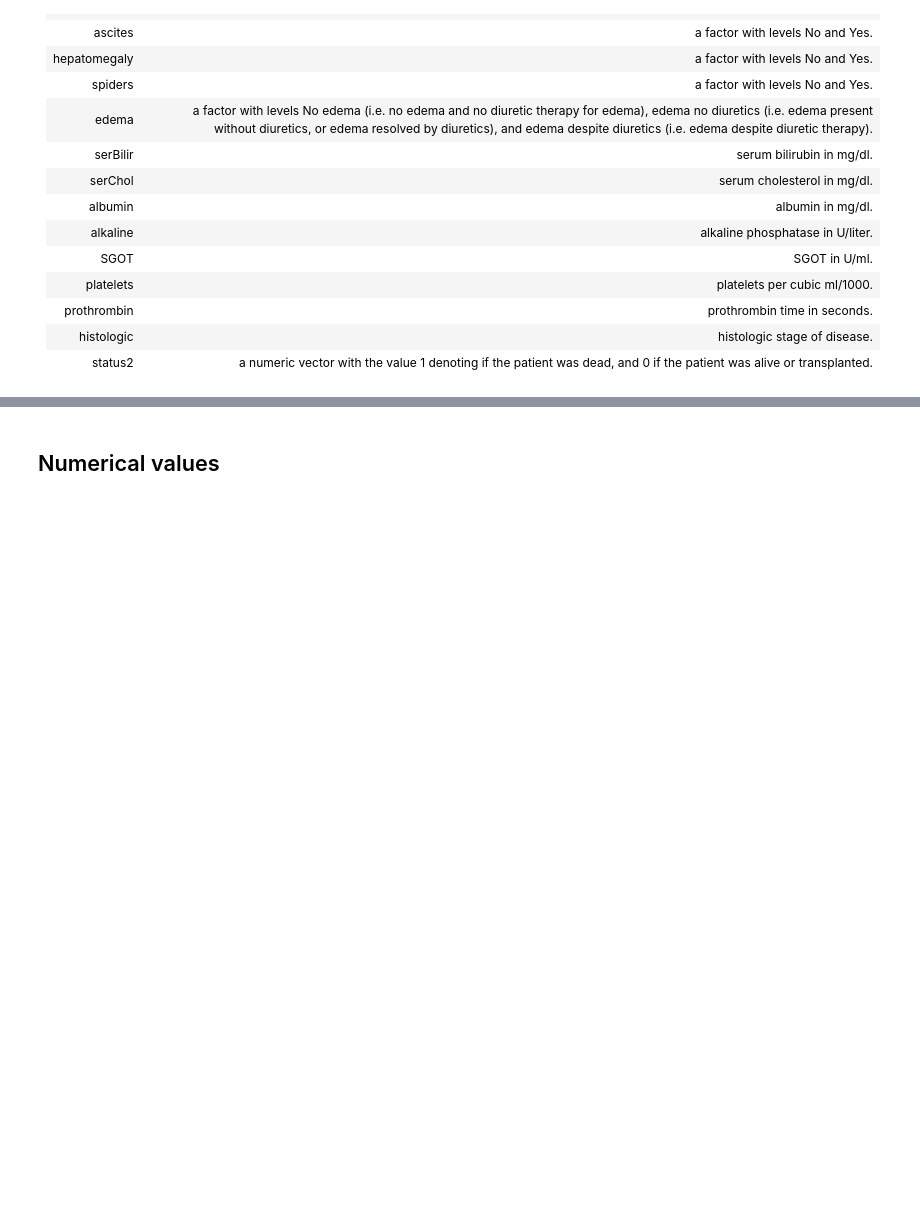
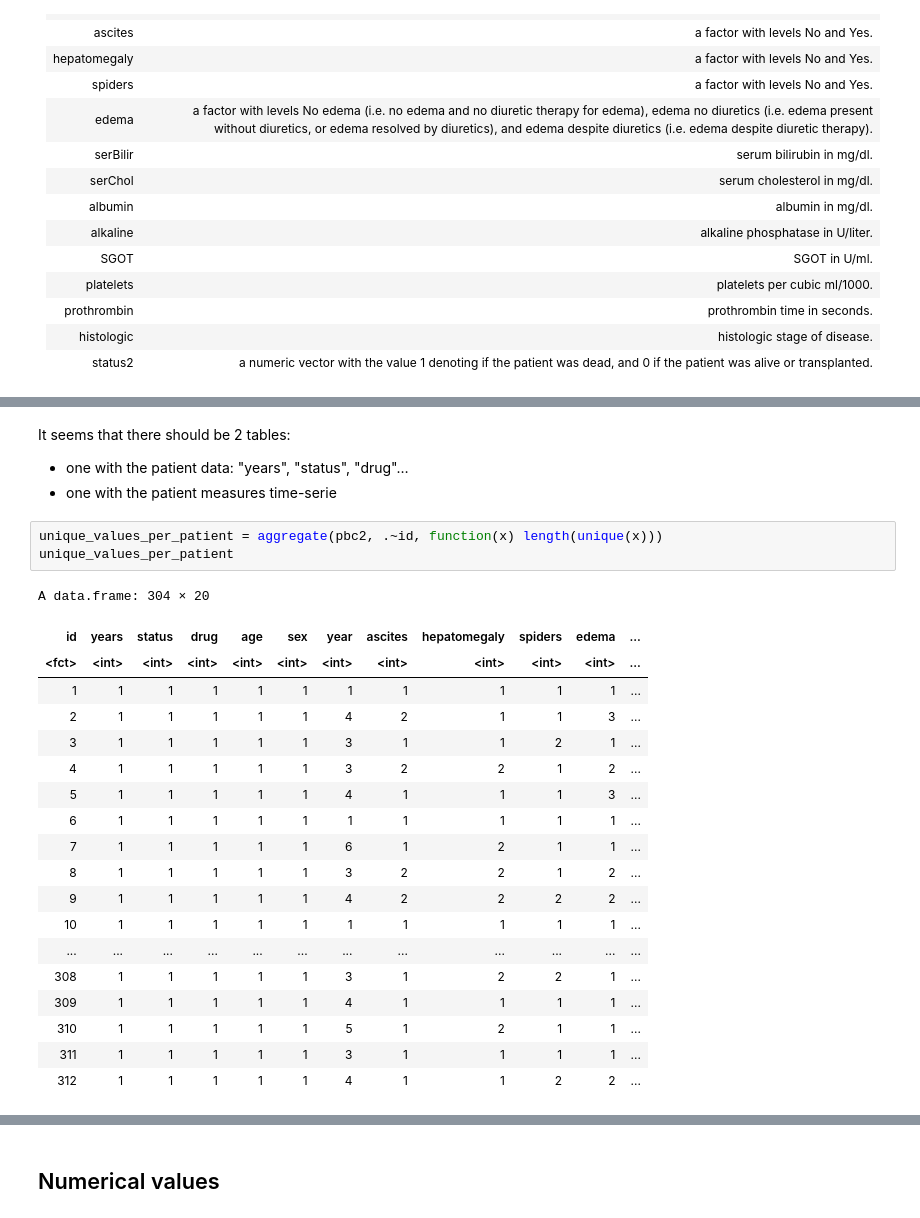
Before and after one commit to FrankwaP/subSISTM, a Jupyter notebook: data/pbs2/EDA.ipynb, the cells around one changed output, grey strips where cells are left out. Saved outputs shown, nothing was run; the diff lists cells and outputs as text; blank space fills up the shorter version.

```diff
--- a/data/pbs2/EDA.ipynb
+++ b/data/pbs2/EDA.ipynb
@@ -66,3 +62,30 @@ A data.frame: 1945 × 18
 | 312 | 3.989158 | alive | placebo | 33.15354 | female | 1.0677910 | No | No | No | No edema | ... |
 | 312 | 3.989158 | alive | placebo | 33.15354 | female | 2.1218925 | No | No | Yes | edema no diuretics | ... |
 | 312 | 3.989158 | alive | placebo | 33.15354 | female | 2.9432702 | No | No | Yes | edema no diuretics | ... |
+# %% [markdown]
+It seems that there should be 2 tables:
+- one with the patient data: "years", "status", "drug"…
+- one with the patient measures time-serie
+# %%
+unique_values_per_patient = aggregate(pbc2, .~id, function(x) length(unique(x)))
+unique_values_per_patient
+# %% [output]
+A data.frame: 304 × 20
+| id | years | status | drug | age | sex | year | ascites | hepatomegaly | spiders | edema | ... |
+| <fct> | <int> | <int> | <int> | <int> | <int> | <int> | <int> | <int> | <int> | <int> | ... |
+| 1 | 1 | 1 | 1 | 1 | 1 | 1 | 1 | 1 | 1 | 1 | ... |
+| 2 | 1 | 1 | 1 | 1 | 1 | 4 | 2 | 1 | 1 | 3 | ... |
+| 3 | 1 | 1 | 1 | 1 | 1 | 3 | 1 | 1 | 2 | 1 | ... |
+| 4 | 1 | 1 | 1 | 1 | 1 | 3 | 2 | 2 | 1 | 2 | ... |
+| 5 | 1 | 1 | 1 | 1 | 1 | 4 | 1 | 1 | 1 | 3 | ... |
+| 6 | 1 | 1 | 1 | 1 | 1 | 1 | 1 | 1 | 1 | 1 | ... |
+| 7 | 1 | 1 | 1 | 1 | 1 | 6 | 1 | 2 | 1 | 1 | ... |
+| 8 | 1 | 1 | 1 | 1 | 1 | 3 | 2 | 2 | 1 | 2 | ... |
+| 9 | 1 | 1 | 1 | 1 | 1 | 4 | 2 | 2 | 2 | 2 | ... |
+| 10 | 1 | 1 | 1 | 1 | 1 | 1 | 1 | 1 | 1 | 1 | ... |
+| ... | ... | ... | ... | ... | ... | ... | ... | ... | ... | ... | ... |
+| 308 | 1 | 1 | 1 | 1 | 1 | 3 | 1 | 2 | 2 | 1 | ... |
+| 309 | 1 | 1 | 1 | 1 | 1 | 4 | 1 | 1 | 1 | 1 | ... |
+| 310 | 1 | 1 | 1 | 1 | 1 | 5 | 1 | 2 | 1 | 1 | ... |
+| 311 | 1 | 1 | 1 | 1 | 1 | 3 | 1 | 1 | 1 | 1 | ... |
+| 312 | 1 | 1 | 1 | 1 | 1 | 4 | 1 | 1 | 2 | 2 | ... |
```
Also changed, not shown: parts of 20 cells of this notebook, 5 other files.
